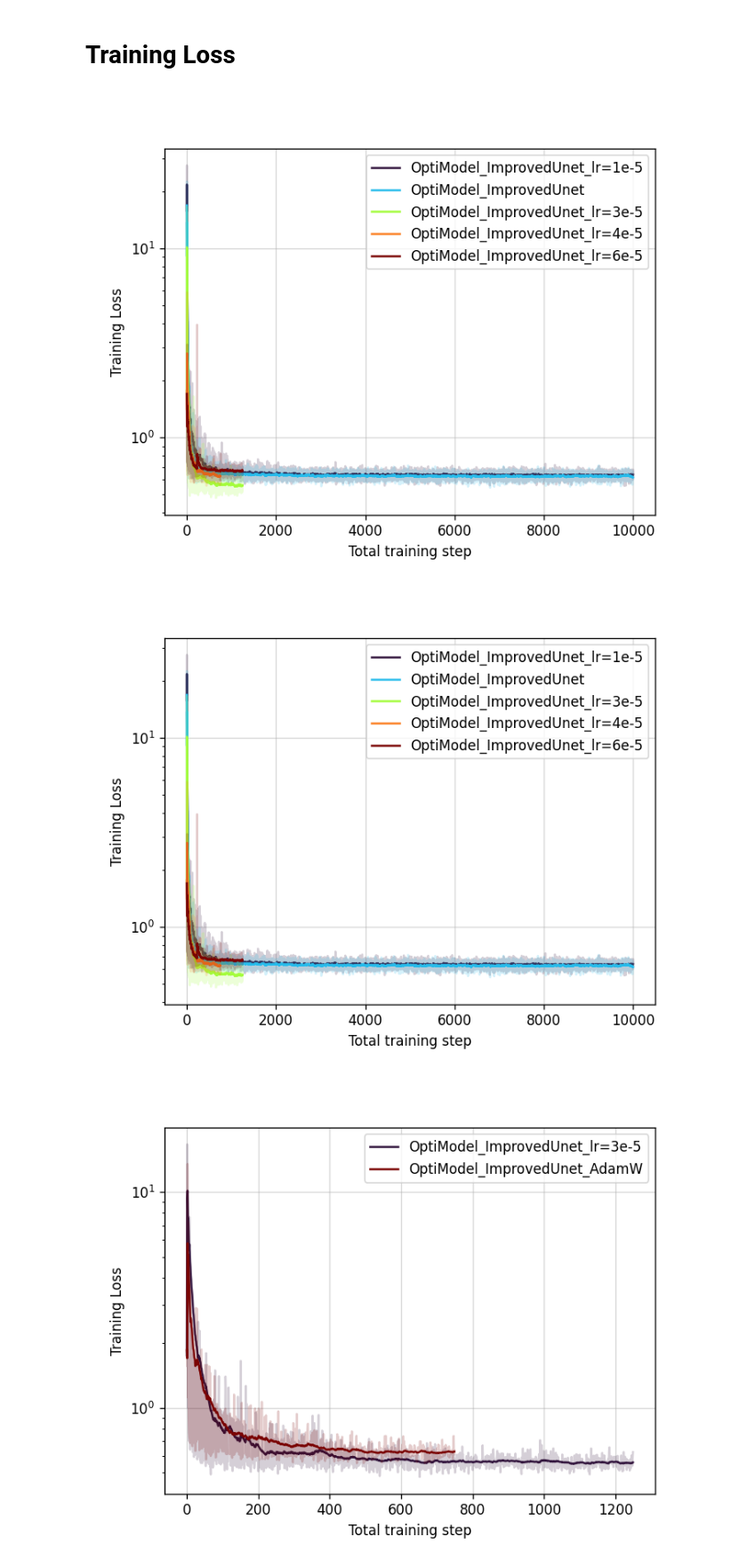
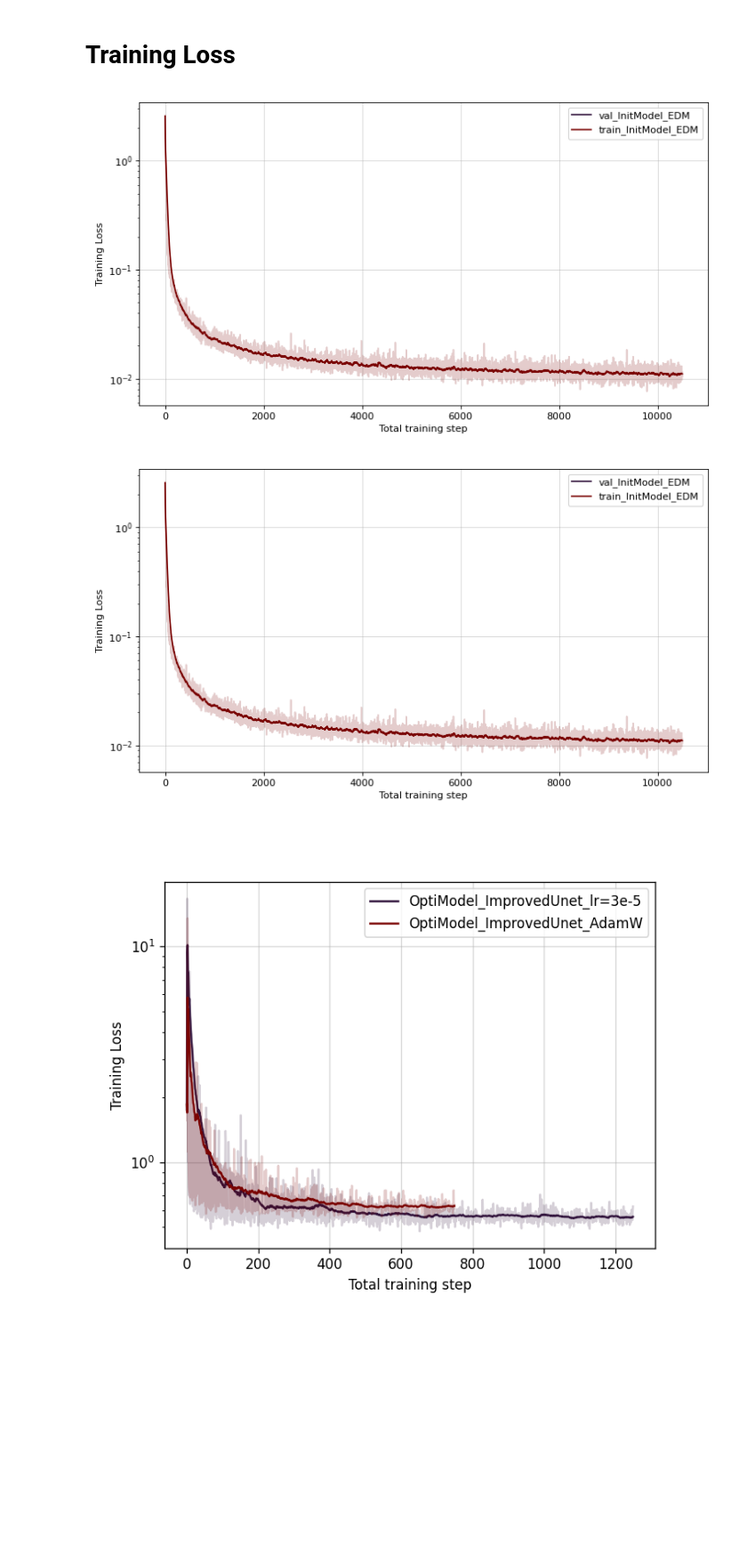
Before and after one commit to tmartinezML/LOFAR-Diffusion, a Jupyter notebook: src/notebooks/plotting.ipynb, the cells around one changed output. Shown: that part at 89% size. Drawn from its saved outputs; the diff is of its cells as text; code cells hidden in the pictures; blank space fills up the shorter version.

```diff
--- a/src/notebooks/plotting.ipynb
+++ b/src/notebooks/plotting.ipynb
@@ -10,25 +10,20 @@ os.getcwd()
 # Training Loss
 # %%
 from pathlib import Path
-from model.utils import plot_losses, add_loss_plot
+import sys
+from importlib import reload
+reload(sys.modules['utils.plot_utils'])
+from utils.plot_utils import plot_losses, add_loss_plot
 import matplotlib as mpl
 import numpy as np
-results_dir = Path("results")
-models = [
-    "OptiModel_ImprovedUnet_lr=1e-5",
-    "OptiModel_ImprovedUnet",  # 2e-5
-    "OptiModel_ImprovedUnet_lr=3e-5",
-    "OptiModel_ImprovedUnet_lr=4e-5",
-    "OptiModel_ImprovedUnet_lr=6e-5",
-]
-loss_files = [results_dir / f"{model}/losses_{model}.csv" for model in models]
-
+model_dir = Path("/home/bbd0953/diffusion/results/InitModel_EDM")
+loss_files = list(model_dir.glob("losses*.csv"))
 %matplotlib widget
 fig, ax = plot_losses(loss_files, smooth=50)
 fig.show()
 # %% [output]
-[figure, old version]
+[figure, new version]
-[figure, old version]
+[figure, new version]
 # %%
 from pathlib import Path
 from model.utils import plot_losses
```
Also changed, not shown: parts of 1 cell of this notebook, 17 other files.
